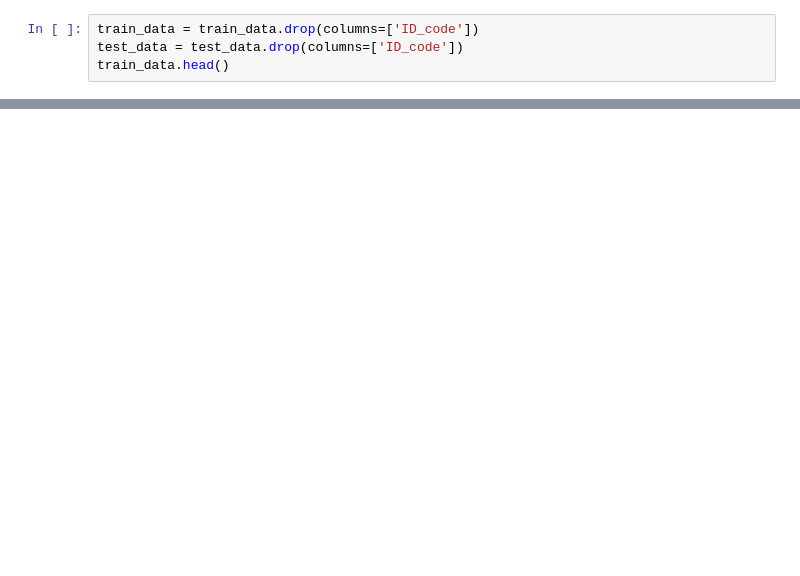
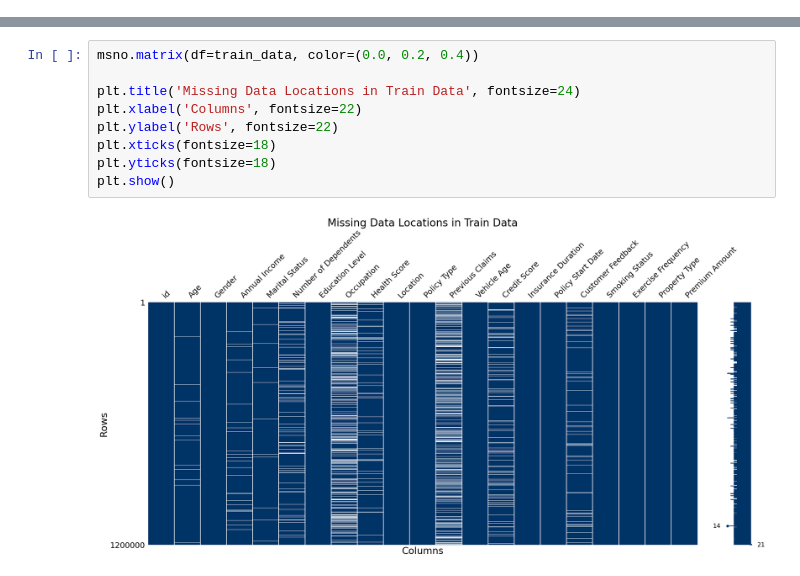
Before and after one commit to AshvinSehgal/AI-ML, a Jupyter notebook: Regression with an Insurance Dataset/Regression with an Insurance Dataset.ipynb, the cells around one changed output, grey strips where cells are left out. Cells and saved outputs as stored; diff of their text form; blank space fills up the shorter version.

```diff
--- a/Regression with an Insurance Dataset/Regression with an Insurance Dataset.ipynb
+++ b/Regression with an Insurance Dataset/Regression with an Insurance Dataset.ipynb
@@ -28,4 +23,0 @@ test_ids = test_data['ID_code']
-# %%
-train_data = train_data.drop(columns=['ID_code'])
-test_data = test_data.drop(columns=['ID_code'])
-train_data.head()
@@ -185,0 +45,11 @@ submission.to_csv('submission.csv', index=False)
+# %%
+msno.matrix(df=train_data, color=(0.0, 0.2, 0.4))
+
+plt.title('Missing Data Locations in Train Data', fontsize=24)
+plt.xlabel('Columns', fontsize=22)
+plt.ylabel('Rows', fontsize=22)
+plt.xticks(fontsize=18)
+plt.yticks(fontsize=18)
+plt.show()
+# %% [output]
+[figure, added]
```
Also changed, not shown: parts of 25 cells of this notebook.
